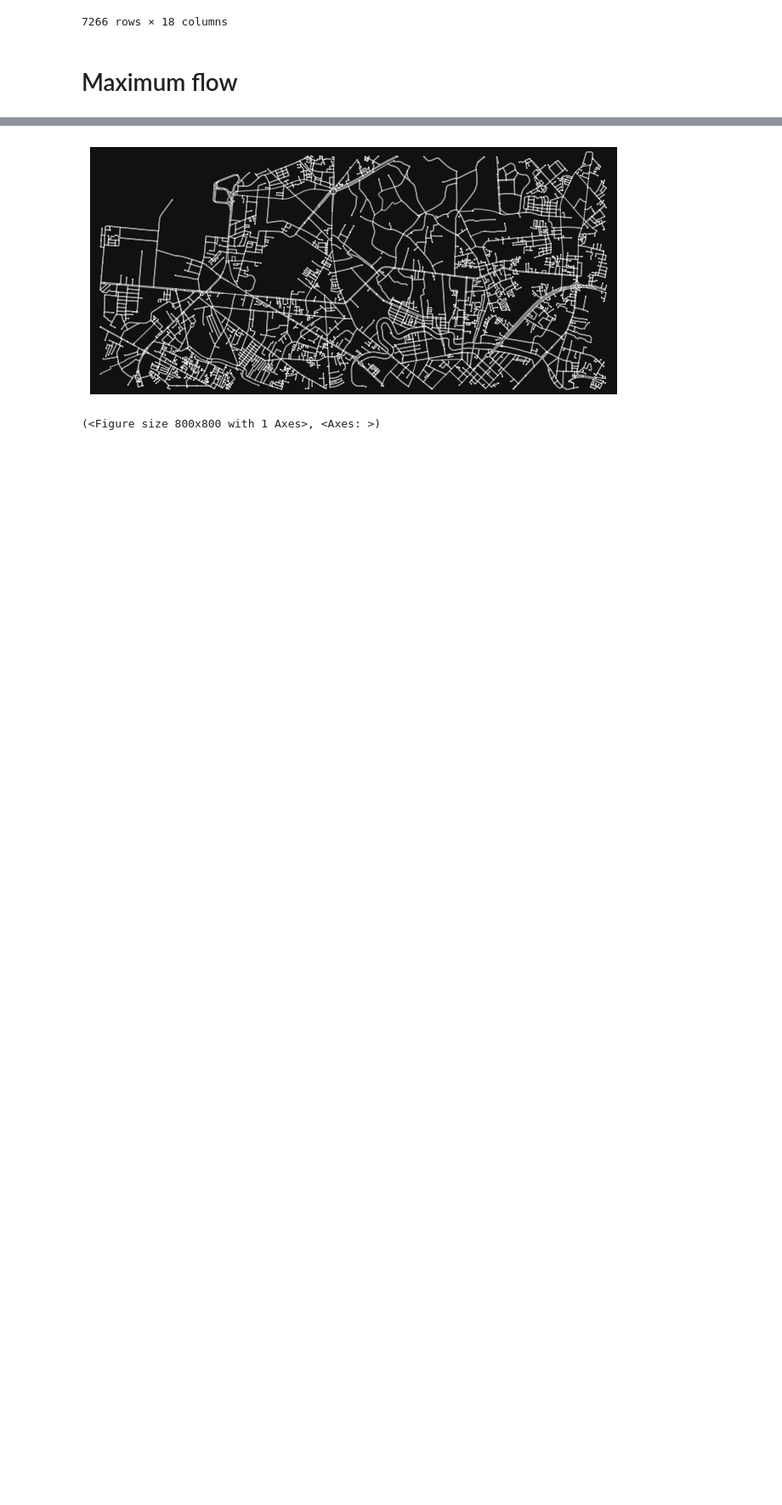
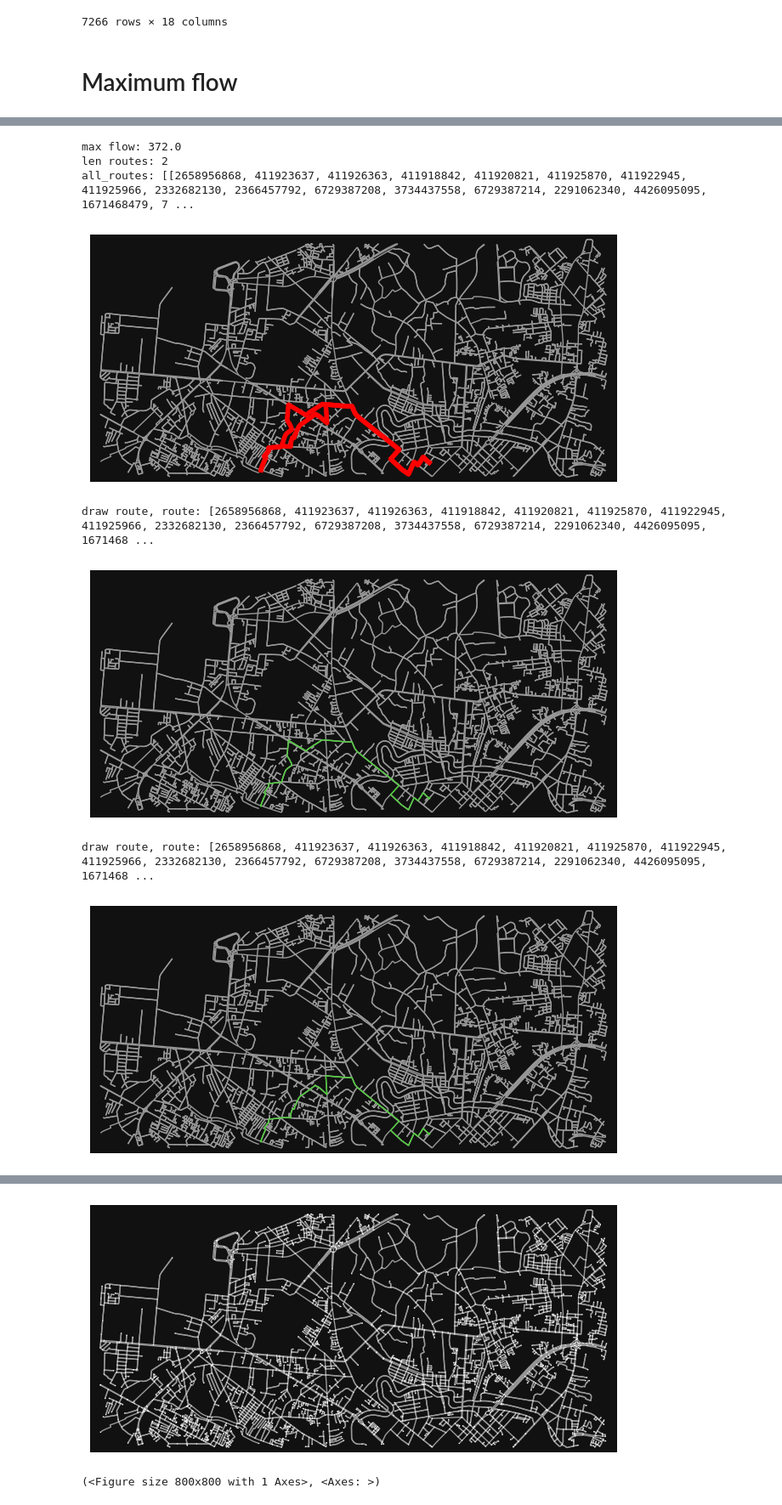
Before and after one commit to vanphuoc3012/cst_241, a Jupyter notebook: test_map.ipynb, the cells around one changed output, grey strips where cells are left out. Shown at 85% size. Cells and saved outputs as stored; diff of their text form; code cells hidden in the pictures; blank space fills up the shorter version.

```diff
--- a/test_map.ipynb
+++ b/test_map.ipynb
@@ -134,0 +163,23 @@ flow: 12298284084, val: {10910534491: 372.0, 3631245428: 0}
+# %%
+max_flow, all_routes = find_maximum_flow_using_edmonds_karp_multidigraph(M, source, sink)
+print(f'max flow: {max_flow}')
+print(f'len routes: {len(all_routes)}')
+print(f'all_routes: {all_routes}')
+fig, ax = plot_routes(M, routes=all_routes, node_size=0, route_linewidth=1, route_alpha=1, orig_dest_size=4, route_color=route_color)
+for route in all_routes:
+    print(f'draw route, route: {route}')
+    plot_routes(M, routes=[route], node_size=0, route_linewidth=1,route_alpha=1, orig_dest_size=4, route_color=route_color)
+
+for pair in zip(all_routes[0], all_routes[1]):
+    print(pair)
+    if pair[0] != pair[1]:
+        print(f'node khac nhau, {pair}')
+# %% [output]
+max flow: 372.0
+len routes: 2
+all_routes: [[2658956868, 411923637, 411926363, 411918842, 411920821, 411925870, 411922945, 411925966, 2332682130, 2366457792, 6729387208, 3734437558, 6729387214, 2291062340, 4426095095, 1671468479, 7 ...
+[figure, added]
+draw route, route: [2658956868, 411923637, 411926363, 411918842, 411920821, 411925870, 411922945, 411925966, 2332682130, 2366457792, 6729387208, 3734437558, 6729387214, 2291062340, 4426095095, 1671468 ...
+[figure, added]
+draw route, route: [2658956868, 411923637, 411926363, 411918842, 411920821, 411925870, 411922945, 411925966, 2332682130, 2366457792, 6729387208, 3734437558, 6729387214, 2291062340, 4426095095, 1671468 ...
+[figure, added]
```
Also changed, not shown: parts of 17 cells of this notebook, 5 other files.
